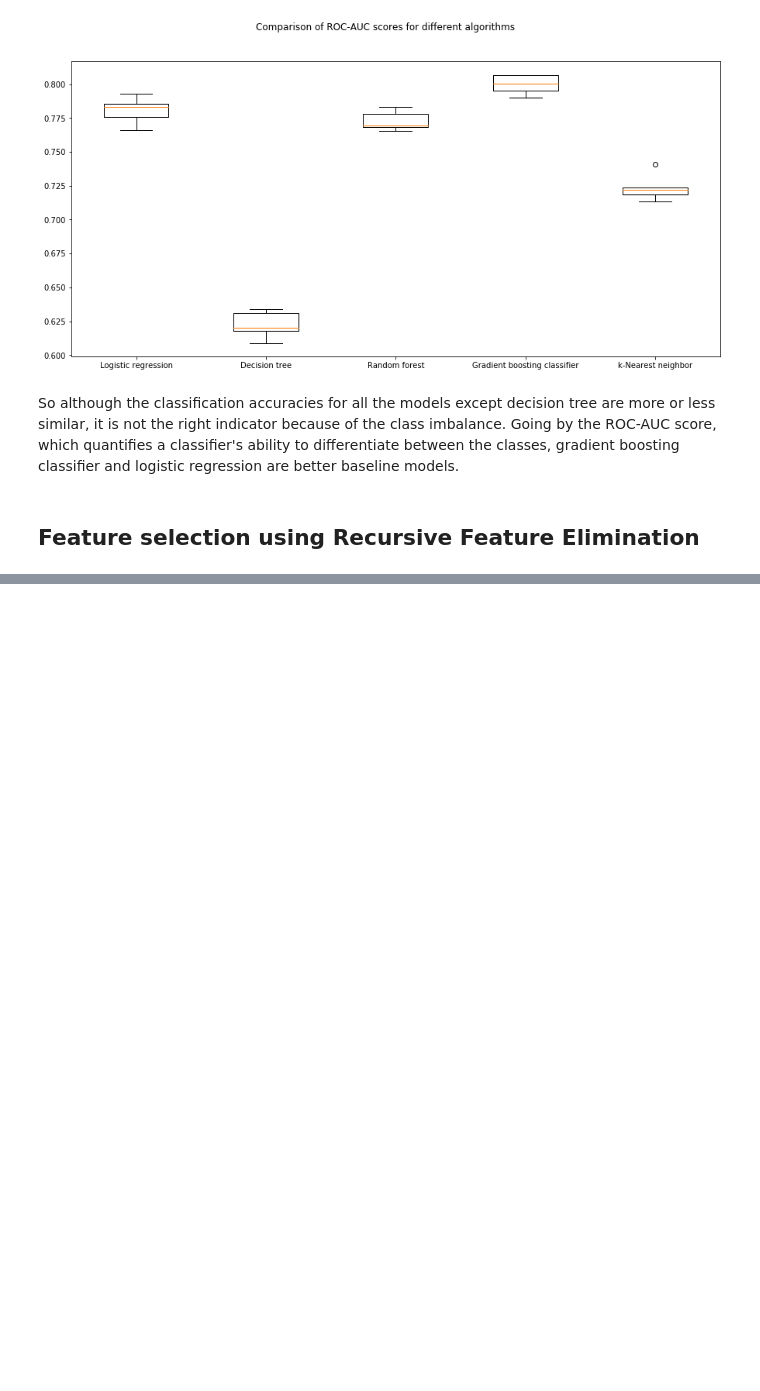
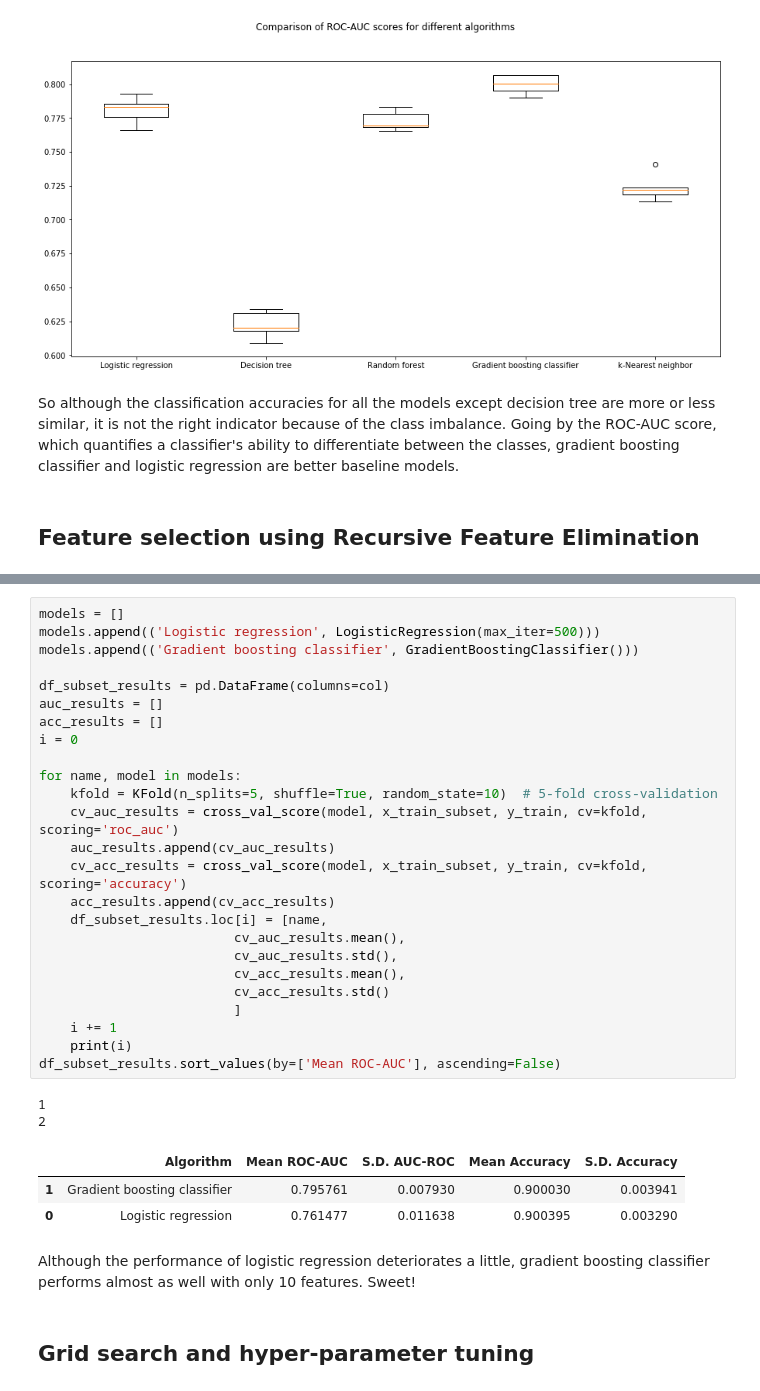
Before and after one commit to ahanagangopadhyay/improving-bank-telemarketing-campaigns, a Jupyter notebook: codes/2_models.ipynb, the cells around one changed output, grey strips where cells are left out. Drawn from its saved outputs; the diff is of its cells as text; blank space fills up the shorter version.

```diff
--- a/codes/2_models.ipynb
+++ b/codes/2_models.ipynb
@@ -113,0 +136,35 @@ Let us use RFE to automatically select features using the random forest classifi
+# %%
+models = []
+models.append(('Logistic regression', LogisticRegression(max_iter=500)))
+models.append(('Gradient boosting classifier', GradientBoostingClassifier()))
+
+df_subset_results = pd.DataFrame(columns=col)
+auc_results = []
+acc_results = []
+i = 0
+
+for name, model in models:
+    kfold = KFold(n_splits=5, shuffle=True, random_state=10)  # 5-fold cross-validation
+    cv_auc_results = cross_val_score(model, x_train_subset, y_train, cv=kfold, scoring='roc_auc')
+    auc_results.append(cv_auc_results)
+    cv_acc_results = cross_val_score(model, x_train_subset, y_train, cv=kfold, scoring='accuracy')
+    acc_results.append(cv_acc_results)
+    df_subset_results.loc[i] = [name,
+                         cv_auc_results.mean(),
+                         cv_auc_results.std(),
+                         cv_acc_results.mean(),
+                         cv_acc_results.std()
+                         ]
+    i += 1
+    print(i)
+df_subset_results.sort_values(by=['Mean ROC-AUC'], ascending=False)
+# %% [output]
+1
+2
+|  | Algorithm | Mean ROC-AUC | S.D. AUC-ROC | Mean Accuracy | S.D. Accuracy |
+| 1 | Gradient boosting classifier | 0.795761 | 0.007930 | 0.900030 | 0.003941 |
+| 0 | Logistic regression | 0.761477 | 0.011638 | 0.900395 | 0.003290 |
+# %% [markdown]
+Although the performance of logistic regression deteriorates a little, gradient boosting classifier performs almost as well with only 10 features. Sweet!
+# %% [markdown]
+## Grid search and hyper-parameter tuning
```
Also changed, not shown: parts of 6 cells of this notebook.
